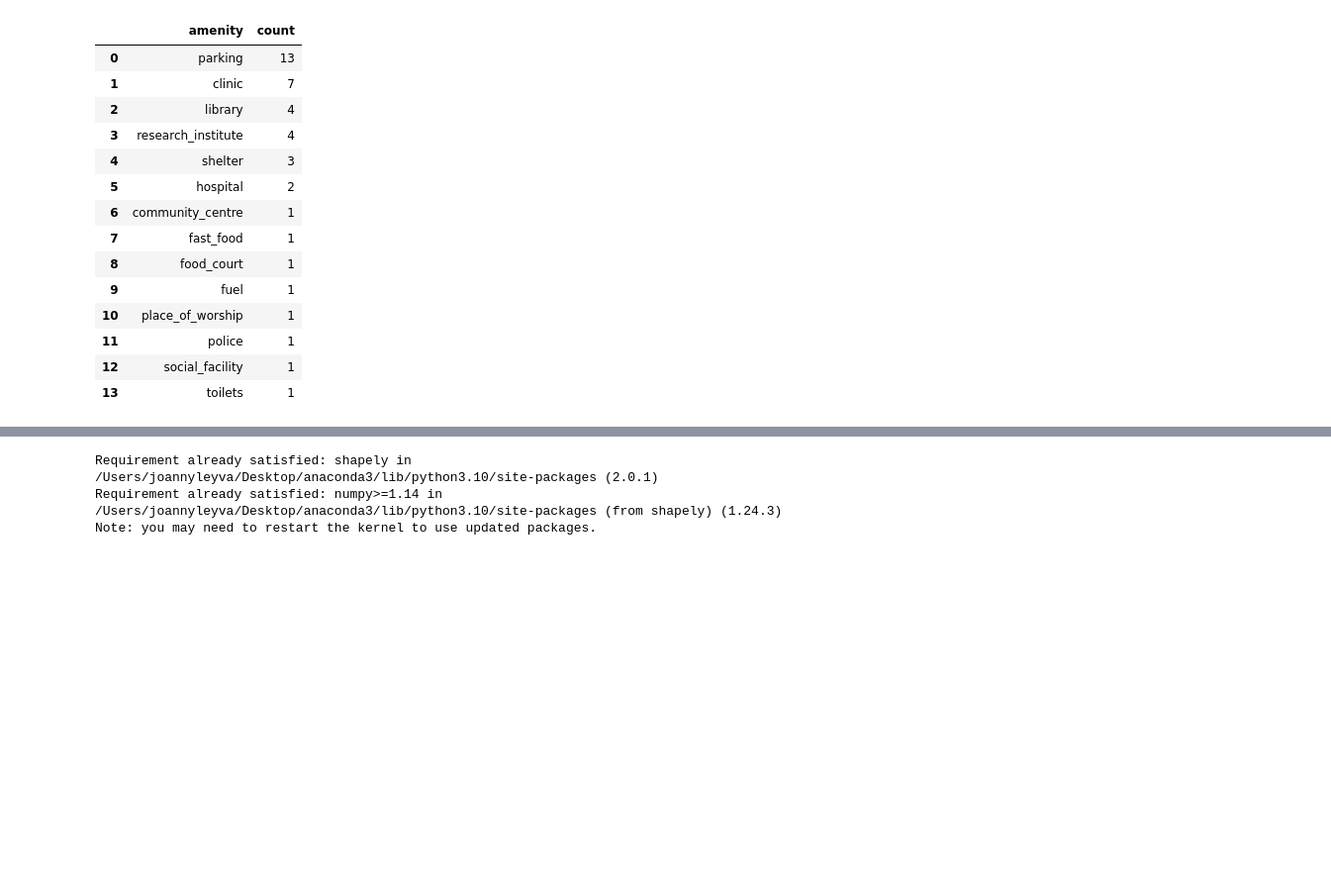
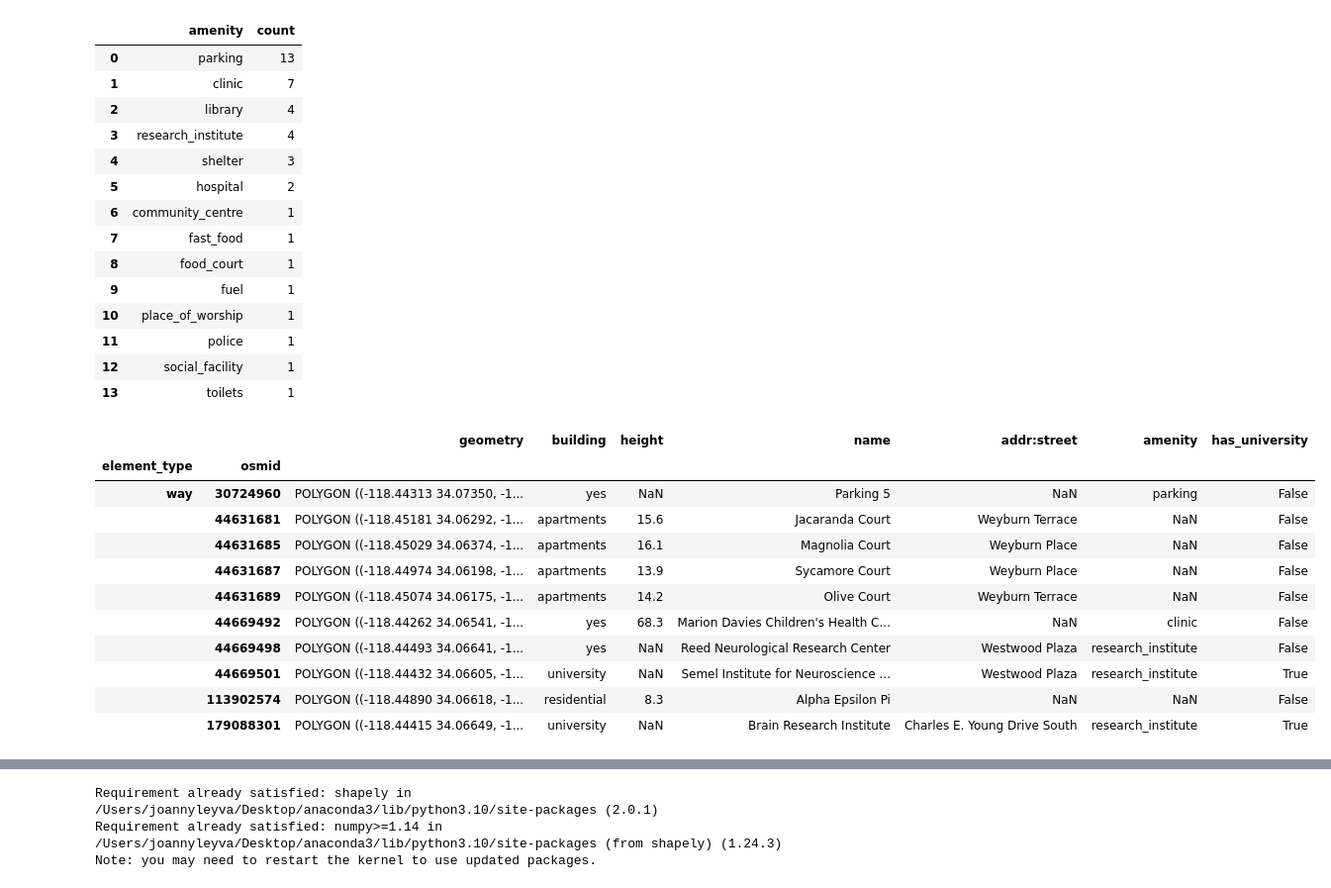
Before and after one commit to mcribioli/UDS_UCLA_Scooters, a Jupyter notebook: Building Significance.ipynb, the cells around one changed output, grey strips where cells are left out. Shown at 99% size. Saved outputs shown, nothing was run; the diff lists cells and outputs as text; code cells hidden in the pictures; blank space fills up the shorter version.

```diff
--- a/Building Significance.ipynb
+++ b/Building Significance.ipynb
@@ -163,7 +163,7 @@ Data columns (total 101 columns):
 dtypes: geometry(1), object(100)
 memory usage: 1.5+ MB
 # %%
-columns_to_keep = ['geometry','building','height','name','addr:street','amenity',]
+columns_to_keep = ['geometry','building','height','name','addr:street','amenity']
 osm = osm[columns_to_keep]
 osm.head(10)
 # %% [output]
@@ -219,3 +219,21 @@ osm_amenities_counts
 | 11 | police | 1 |
 | 12 | social_facility | 1 |
 | 13 | toilets | 1 |
+# %%
+osm['has_university'] = osm['building'].str.contains('university', case=False)
+
+# Display the updated data frame
+osm.head(10)
+# %% [output]
+|  |  | geometry | building | height | name | addr:street | amenity | has_university |
+| element_type | osmid |  |  |  |  |  |  |  |
+| way | 30724960 | POLYGON ((-118.44313 34.07350, -1... | yes | NaN | Parking 5 | NaN | parking | False |
+|  | 44631681 | POLYGON ((-118.45181 34.06292, -1... | apartments | 15.6 | Jacaranda Court | Weyburn Terrace | NaN | False |
+|  | 44631685 | POLYGON ((-118.45029 34.06374, -1... | apartments | 16.1 | Magnolia Court | Weyburn Place | NaN | False |
+|  | 44631687 | POLYGON ((-118.44974 34.06198, -1... | apartments | 13.9 | Sycamore Court | Weyburn Place | NaN | False |
+|  | 44631689 | POLYGON ((-118.45074 34.06175, -1... | apartments | 14.2 | Olive Court | Weyburn Terrace | NaN | False |
+|  | 44669492 | POLYGON ((-118.44262 34.06541, -1... | yes | 68.3 | Marion Davies Children's Health C... | NaN | clinic | False |
+|  | 44669498 | POLYGON ((-118.44493 34.06641, -1... | yes | NaN | Reed Neurological Research Center | Westwood Plaza | research_institute | False |
+|  | 44669501 | POLYGON ((-118.44432 34.06605, -1... | university | NaN | Semel Institute for Neuroscience ... | Westwood Plaza | research_institute | True |
+|  | 113902574 | POLYGON ((-118.44890 34.06618, -1... | residential | 8.3 | Alpha Epsilon Pi | NaN | NaN | False |
+|  | 179088301 | POLYGON ((-118.44415 34.06649, -1... | university | NaN | Brain Research Institute | Charles E. Young Drive South | research_institute | True |
```
Also changed, not shown: parts of 24 cells of this notebook, 2 other files.
